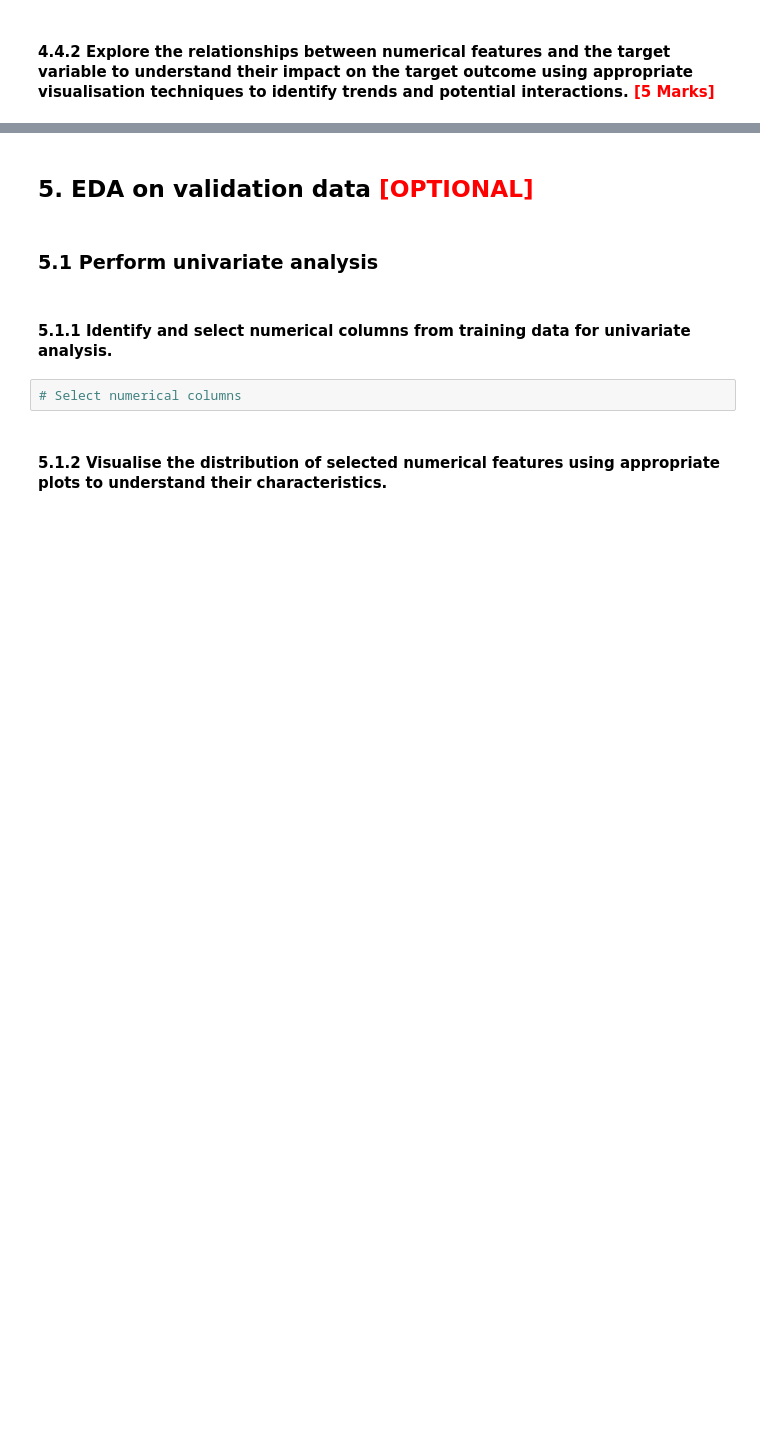
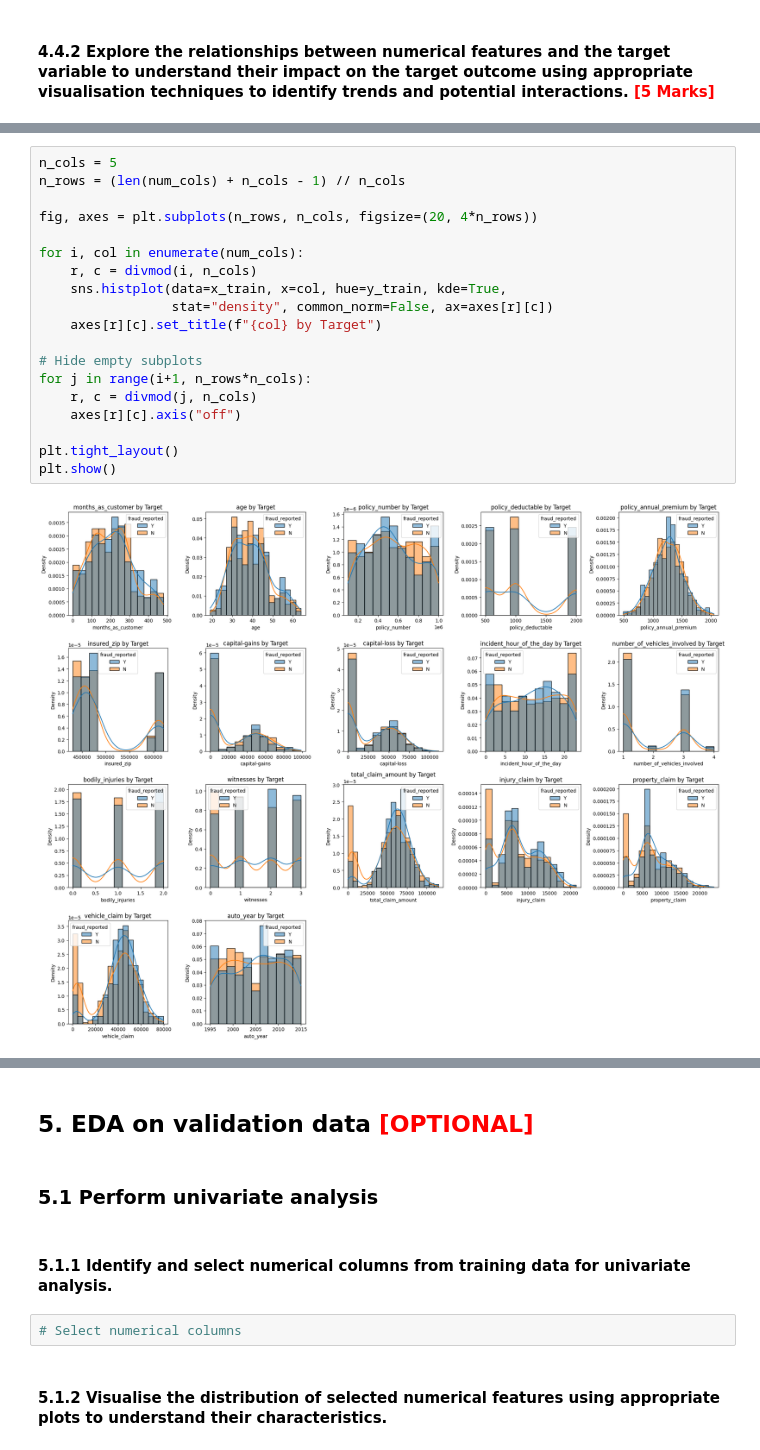
Before and after one commit to Prithvi1510/credit-card-detect-upgrad, a Jupyter notebook: Fraudulent_Claim_Detection_Starter.ipynb, the cells around one changed output, grey strips where cells are left out. Cells and saved outputs as stored; diff of their text form; blank space fills up the shorter version.

```diff
--- a/Fraudulent_Claim_Detection_Starter.ipynb
+++ b/Fraudulent_Claim_Detection_Starter.ipynb
@@ -682,0 +689,21 @@ likelihoods[likelihoods['feature'] !=  'incident_location'].sort_values(by='frau
+# %%
+n_cols = 5
+n_rows = (len(num_cols) + n_cols - 1) // n_cols
+
+fig, axes = plt.subplots(n_rows, n_cols, figsize=(20, 4*n_rows))
+
+for i, col in enumerate(num_cols):
+    r, c = divmod(i, n_cols)
+    sns.histplot(data=x_train, x=col, hue=y_train, kde=True,
+                 stat="density", common_norm=False, ax=axes[r][c])
+    axes[r][c].set_title(f"{col} by Target")
+
+# Hide empty subplots
+for j in range(i+1, n_rows*n_cols):
+    r, c = divmod(j, n_cols)
+    axes[r][c].axis("off")
+
+plt.tight_layout()
+plt.show()
+# %% [output]
+[figure, added]
```
Also changed, not shown: parts of 81 cells of this notebook, 2 other files.
